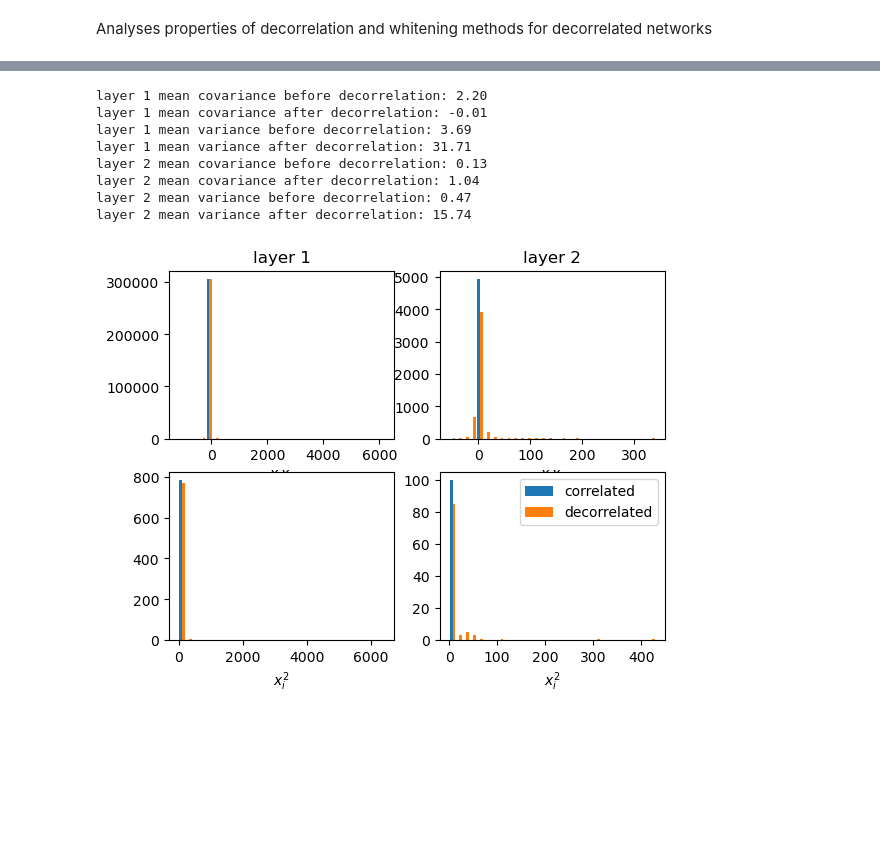
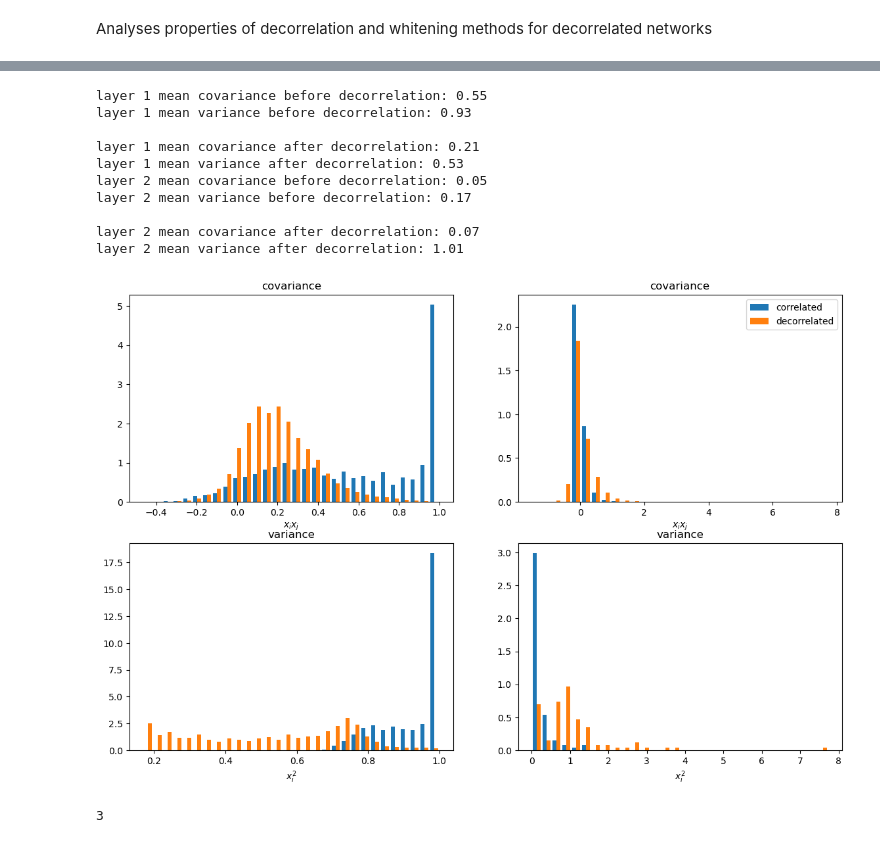
Before and after one commit to artcogsys/decorbp, a Jupyter notebook: examples/debugging.ipynb, the cells around one changed output, grey strips where cells are left out. Cells and saved outputs as stored; diff of their text form; code cells hidden in the pictures; blank space fills up the shorter version.

```diff
--- a/examples/debugging.ipynb
+++ b/examples/debugging.ipynb
@@ -58,7 +59,7 @@ def plot_results(init_model, model, dataloader):
 transform=transforms.Compose([
         transforms.ToTensor(),
         transforms.Grayscale(1),
-        transforms.Normalize((0.5), (0.25)),
+        transforms.Normalize((0.5), (0.5)),
         # torch.flatten # not necessary but useful for debugging
         ])
 
@@ -66,7 +67,7 @@ train_data = MNIST(root='~/Data', train=True, download=True, transform=transform
 train_data = Subset(train_data, np.random.permutation(len(train_data.data))[:1000])
 train_loader = DataLoader(train_data, batch_size=64, shuffle=True, num_workers=0, drop_last=True)
 # %%
-args = argparse.Namespace(lr=1e-4, eta=0.3, decor_lr=1e-3, whiten=True, epochs=30) # NOTE: Fails for whiten=True
+args = argparse.Namespace(lr=1e-3, eta=1e-2, decor_lr=1e0, whiten=True, epochs=30)
 
 class Model(nn.Sequential):
     def __init__(self, in_features, eta, whiten):
@@ -78,9 +79,24 @@ class Model(nn.Sequential):
     def forward(self, x):
         return super().forward(x.view(len(x), -1))
 
+# class Model(nn.Sequential):
+#     def __init__(self, in_features, eta, whiten):
+#         super().__init__(Decorrelation(in_features, bias=False, eta=eta, whiten=whiten),
+#                         nn.BatchNorm1d(in_features),
+#                         nn.Linear(in_features, 100),
+#                         nn.LeakyReLU(),
+#                         Decorrelation(100, bias=False, eta=eta, whiten=whiten),
+#                         nn.BatchNorm1d(100),
+#                         nn.Linear(100, 10)
+#                         )
+
+    def forward(self, x):
+        return super().forward(x.view(len(x), -1))
+
+
 model = Model(784, eta=args.eta, whiten=args.whiten).to(device)
 
 lossfun = torch.nn.CrossEntropyLoss().to(device)
 
-res = decor_train(args, model, lossfun, train_loader, device)
+res = decor_train(args, model, lossfun, train_loader, device) # OR BP_TRAIN
 # %% [output]
@@ -104,13 +120,19 @@ epoch 30        time:0.412 s    bp loss: 0.704156       decorrelation loss: 5465
 # %%
 init_model = Model(784, eta=args.eta, whiten=args.whiten).to(device) # deepcopy does not work
-plot_results(init_model, model, train_loader)
+plot_correlations(init_model, model, train_loader, device)
 # %% [output]
-layer 1 mean covariance before decorrelation: 2.20
-layer 1 mean covariance after decorrelation: -0.01
-layer 1 mean variance before decorrelation: 3.69
-layer 1 mean variance after decorrelation: 31.71
-layer 2 mean covariance before decorrelation: 0.13
-layer 2 mean covariance after decorrelation: 1.04
-layer 2 mean variance before decorrelation: 0.47
-layer 2 mean variance after decorrelation: 15.74
+layer 1 mean covariance before decorrelation: 0.55
+layer 1 mean variance before decorrelation: 0.93
+
+layer 1 mean covariance after decorrelation: 0.21
+layer 1 mean variance after decorrelation: 0.53
+layer 2 mean covariance before decorrelation: 0.05
+layer 2 mean variance before decorrelation: 0.17
+
+layer 2 mean covariance after decorrelation: 0.07
+layer 2 mean variance after decorrelation: 1.01
-[figure, old version]
+[figure, new version]
+# %%
+len(model)
+# %% [output]
+3
```
Also changed, not shown: parts of 3 cells of this notebook, 8 other files.
